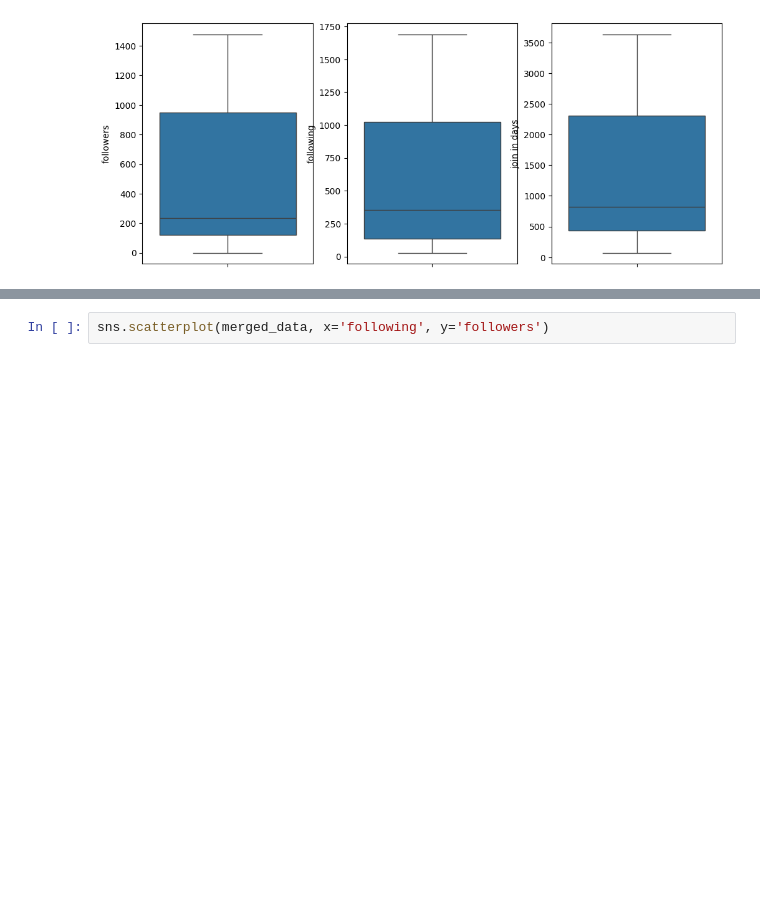
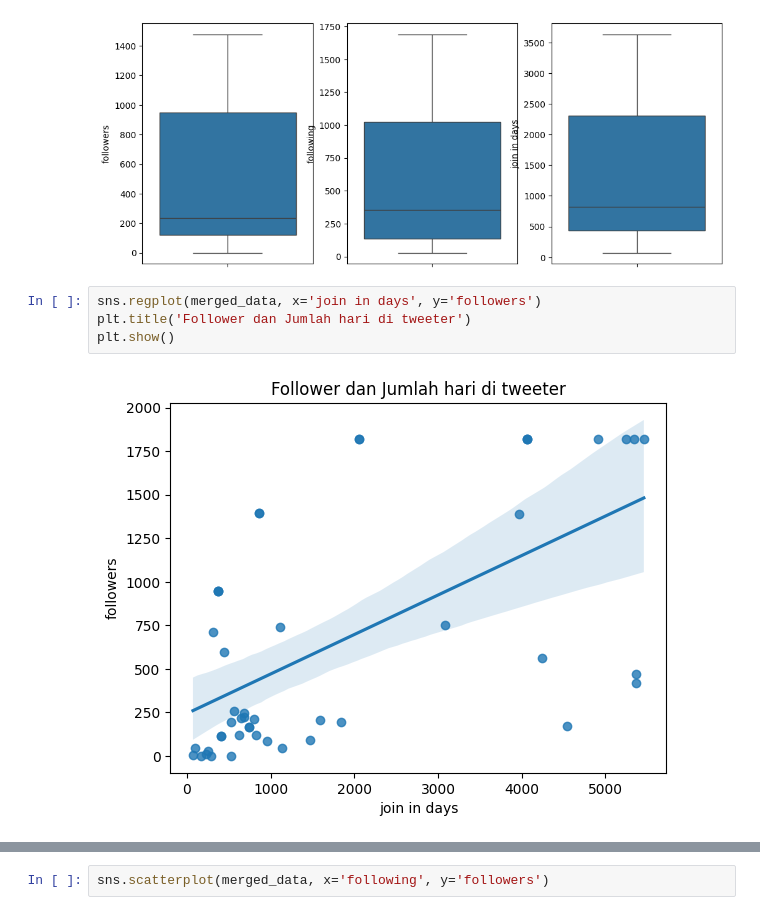
Before and after one commit to wahyudisujono/fortech_task, a Jupyter notebook: The Task.ipynb, the cells around one changed output, grey strips where cells are left out. Drawn from its saved outputs; the diff is of its cells as text; blank space fills up the shorter version.

```diff
--- a/The Task.ipynb
+++ b/The Task.ipynb
@@ -737,3 +737,9 @@ sns.boxplot(merged_data['join in days'], ax=ax[2])
 # %% [output]
 <Axes: ylabel='join in days'>
 [figure]
+# %%
+sns.regplot(merged_data, x='join in days', y='followers')
+plt.title('Follower dan Jumlah hari di tweeter')
+plt.show()
+# %% [output]
+[figure, added]
```
Also changed, not shown: parts of 7 cells of this notebook.
